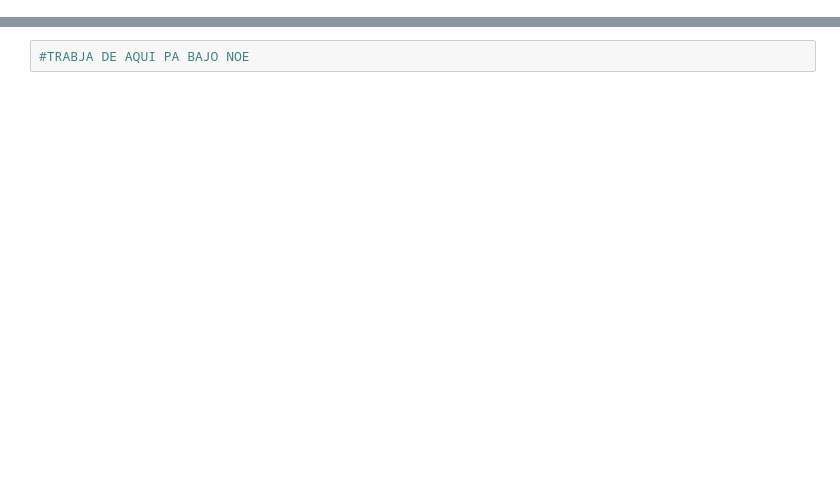
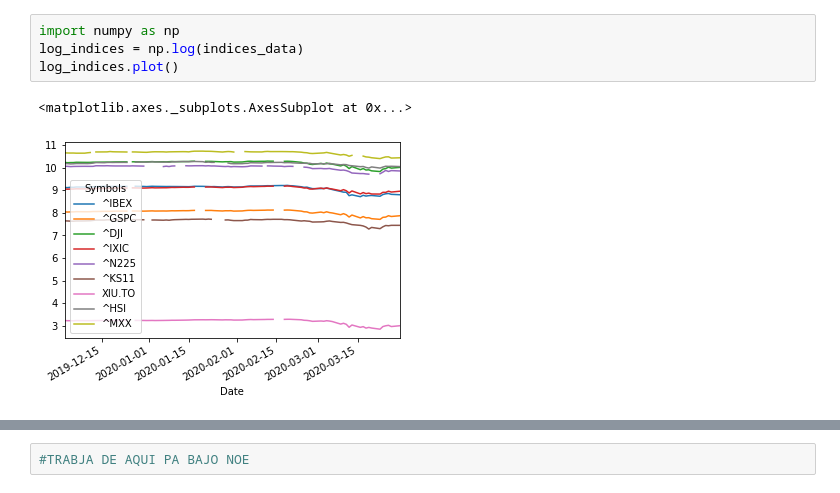
Before and after one commit to douglasparism/Proyecto_SIMFIN, a Jupyter notebook: Proyecto_PT.ipynb, the cells around one changed output, grey strips where cells are left out. Saved outputs shown, nothing was run; the diff lists cells and outputs as text; blank space fills up the shorter version.

```diff
--- a/Proyecto_PT.ipynb
+++ b/Proyecto_PT.ipynb
@@ -33,0 +40,7 @@ indices_data
+# %%
+import numpy as np
+log_indices = np.log(indices_data)
+log_indices.plot()
+# %% [output]
+<matplotlib.axes._subplots.AxesSubplot at 0x...>
+[figure, added]
```
Also changed, not shown: parts of 7 cells of this notebook.
